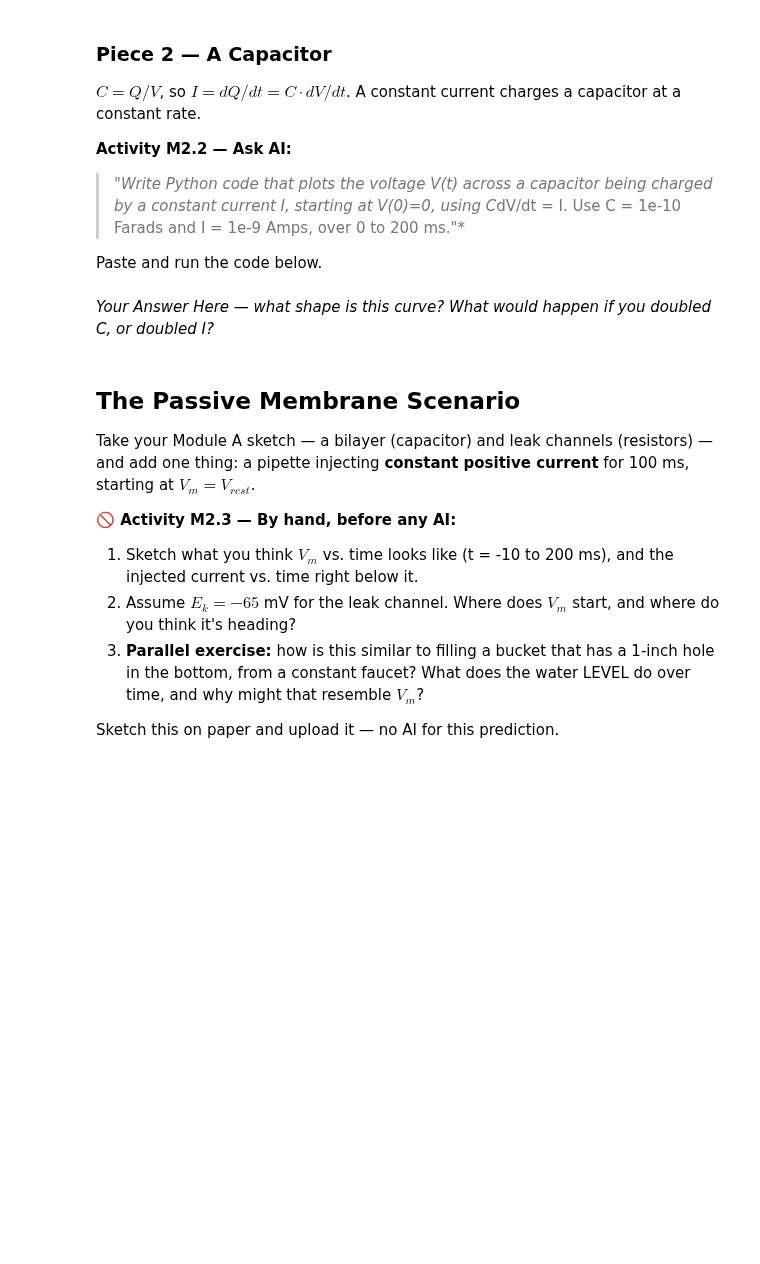
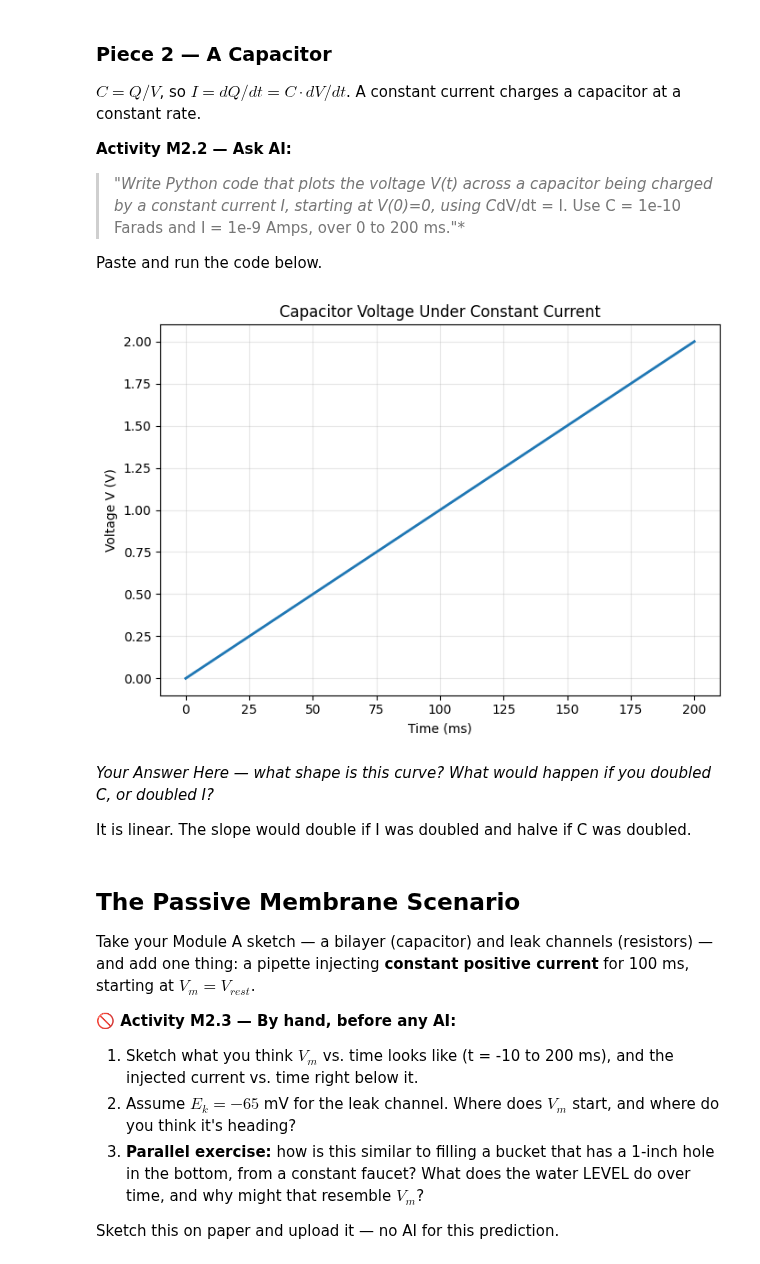
Before and after one commit to HnterWeitkamp/CS-4590, a Jupyter notebook: 3_2_PassiveMembrane.ipynb, the cells around one changed output. Drawn from its saved outputs; the diff is of its cells as text; code cells hidden in the pictures; blank space fills up the shorter version.

```diff
--- a/3_2_PassiveMembrane.ipynb
+++ b/3_2_PassiveMembrane.ipynb
@@ -1785,9 +1829,38 @@ $C = Q/V$, so $I = dQ/dt = C \cdot dV/dt$. A constant current charges a capacito
 
 Paste and run the code below.
 # %%
-# Paste your AI-generated capacitor-charging code here:
+import numpy as np
+import matplotlib.pyplot as plt
+
+# Parameters
+C = 1e-10   # Capacitance in farads
+I = 1e-9    # Constant current in amperes
+V0 = 0.0    # Initial voltage in volts
+
+# Time from 0 to 200 ms
+t_ms = np.linspace(0, 200, 500)
+t = t_ms * 1e-3  # Convert milliseconds to seconds
+
+# From C dV/dt = I:
+# V(t) = V0 + (I / C) * t
+V = V0 + (I / C) * t
+
+# Plot voltage
+plt.figure(figsize=(7, 5))
+plt.plot(t_ms, V, linewidth=2)
+
+plt.xlabel("Time (ms)")
+plt.ylabel("Voltage V (V)")
+plt.title("Capacitor Voltage Under Constant Current")
+plt.grid(True, alpha=0.3)
+plt.tight_layout()
+plt.show()
+# %% [output]
+[figure, added]
 # %% [markdown]
 *Your Answer Here — what shape is this curve? What would happen if you doubled C, or doubled I?*
+
+It is linear. The slope would double if I was doubled and halve if C was doubled.
 # %% [markdown]
 ## The Passive Membrane Scenario
 Take your Module A sketch — a bilayer (capacitor) and leak channels (resistors) — and add one thing: a pipette injecting **constant positive current** for 100 ms, starting at $V_m = V_{rest}$.
```
Also changed, not shown: parts of 5 cells of this notebook.
